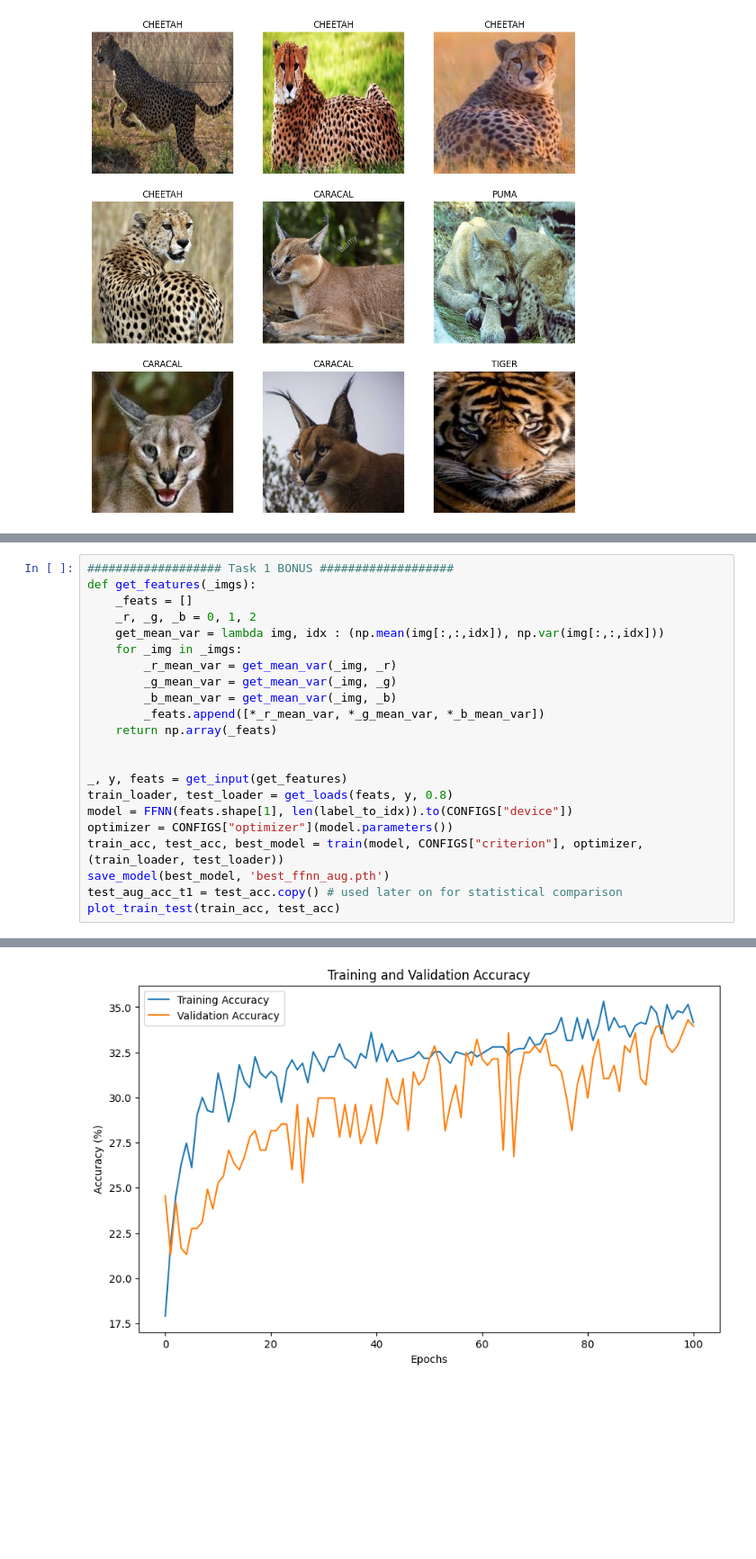
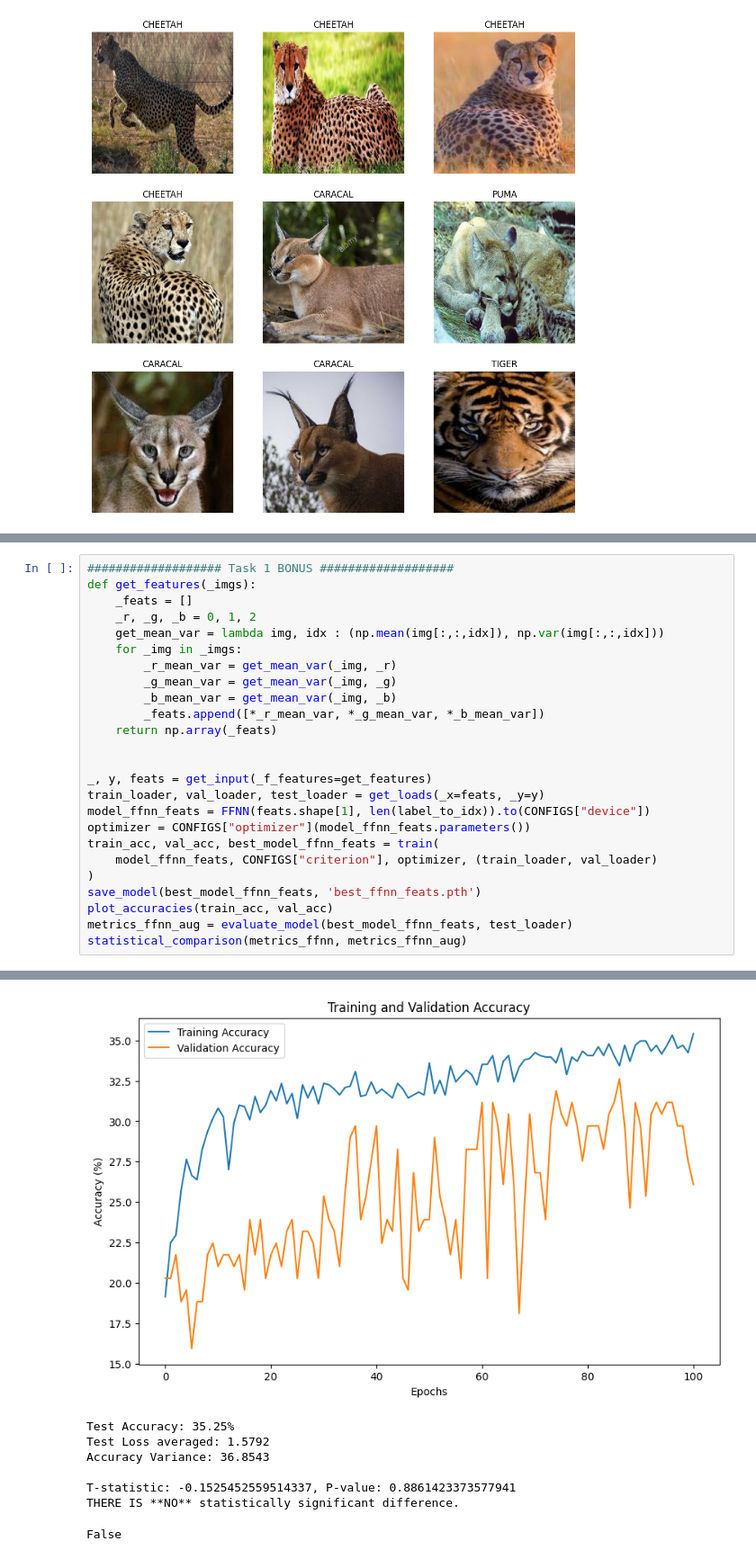
Before and after one commit to JekxDevil/AI, a Jupyter notebook: courses/usi/machine-learning/assignments/2/example.ipynb, the cells around one changed output, grey strips where cells are left out. Shown at 90% size. Drawn from its saved outputs; the diff is of its cells as text; blank space fills up the shorter version.

```diff
--- a/courses/usi/machine-learning/assignments/2/example.ipynb
+++ b/courses/usi/machine-learning/assignments/2/example.ipynb
@@ -334,12 +401,15 @@ def get_features(_imgs):
     return np.array(_feats)
 
 
-_, y, feats = get_input(get_features)
-train_loader, test_loader = get_loads(feats, y, 0.8)
-model = FFNN(feats.shape[1], len(label_to_idx)).to(CONFIGS["device"])
-optimizer = CONFIGS["optimizer"](model.parameters())
-train_acc, test_acc, best_model = train(model, CONFIGS["criterion"], optimizer, (train_loader, test_loader))
-save_model(best_model, 'best_ffnn_aug.pth')
-test_aug_acc_t1 = test_acc.copy() # used later on for statistical comparison
-plot_train_test(train_acc, test_acc)
+_, y, feats = get_input(_f_features=get_features)
+train_loader, val_loader, test_loader = get_loads(_x=feats, _y=y)
+model_ffnn_feats = FFNN(feats.shape[1], len(label_to_idx)).to(CONFIGS["device"])
+optimizer = CONFIGS["optimizer"](model_ffnn_feats.parameters())
+train_acc, val_acc, best_model_ffnn_feats = train(
+    model_ffnn_feats, CONFIGS["criterion"], optimizer, (train_loader, val_loader)
+)
+save_model(best_model_ffnn_feats, 'best_ffnn_feats.pth')
+plot_accuracies(train_acc, val_acc)
+metrics_ffnn_aug = evaluate_model(best_model_ffnn_feats, test_loader)
+statistical_comparison(metrics_ffnn, metrics_ffnn_aug)
 # %% [output]
@@ -358,4 +428,11 @@ Best accuracy: 34.30
-[figure, old version]
+[figure, new version]
+Test Accuracy: 35.25%
+Test Loss averaged: 1.5792
+Accuracy Variance: 36.8543
+
+T-statistic: -0.1525452559514337, P-value: 0.8861423373577941
+THERE IS **NO** statistically significant difference.
+False
 # %%
 ################### Task 2 ###################
 from scipy.stats import ttest_rel
```
Also changed, not shown: parts of 7 cells of this notebook, 2 other files.
